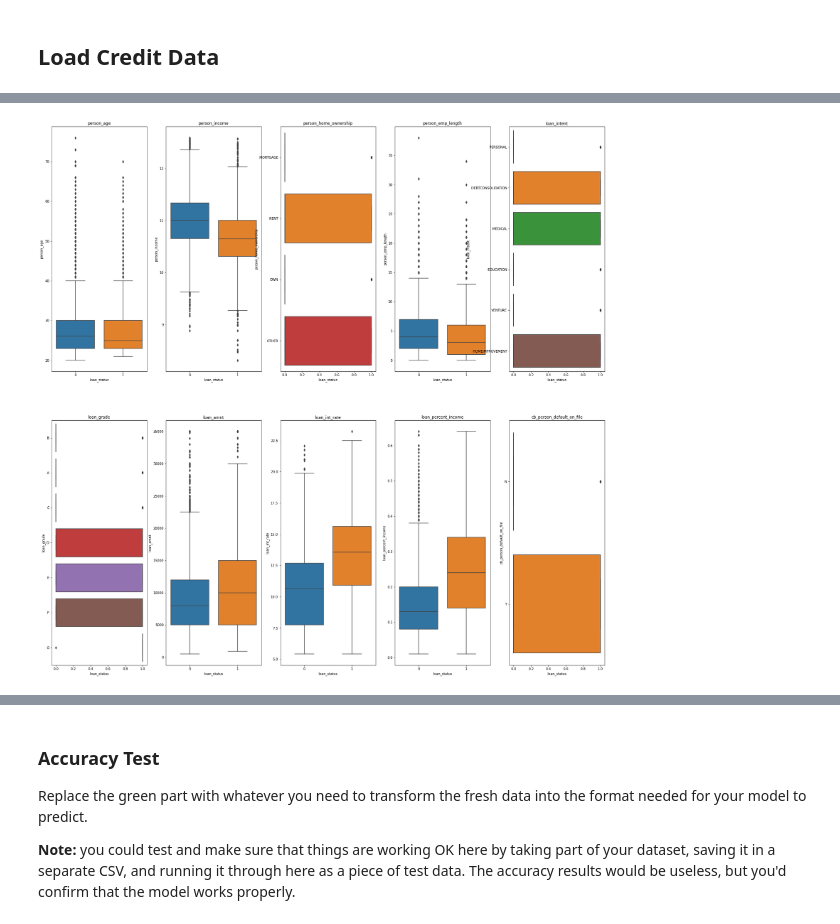
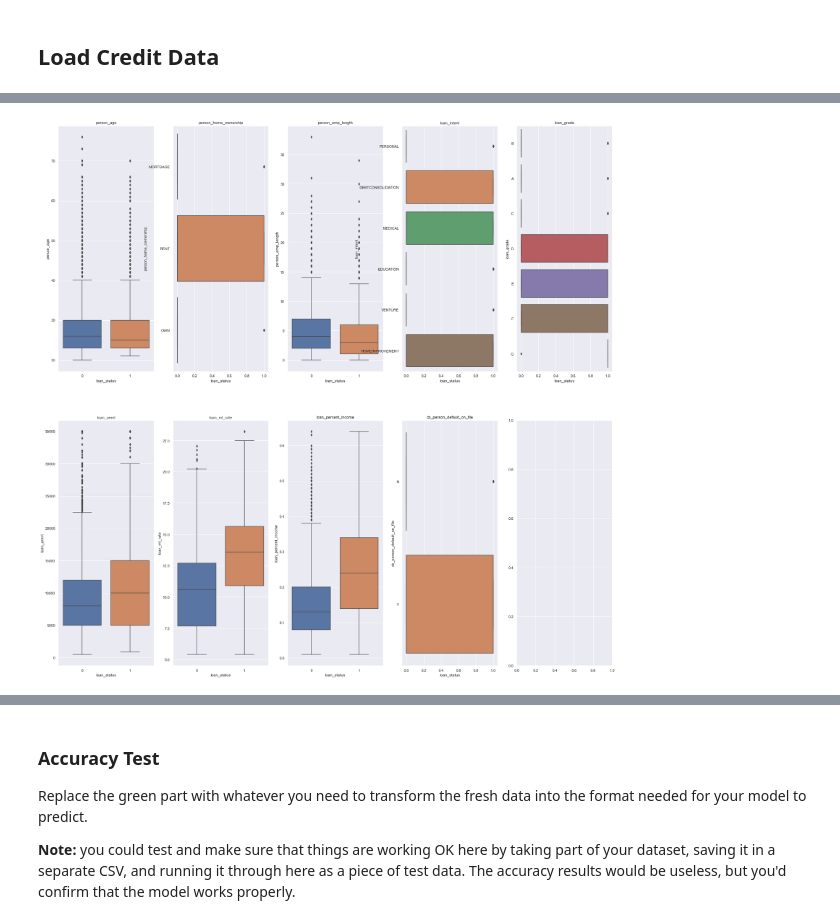
Before and after one commit to shaunmcgregor/BSIP_Assignment_4_Students, a Jupyter notebook: asn4_start.ipynb, the cells around one changed output, grey strips where cells are left out. Saved outputs shown, nothing was run; the diff lists cells and outputs as text; code cells hidden in the pictures.

```diff
--- a/asn4_start.ipynb
+++ b/asn4_start.ipynb
@@ -84,16 +95,16 @@ The grades will be broken down as follows:
 def PrepareData(dataFrame:pd.DataFrame):
     if type(dataFrame) != pd.DataFrame:
         raise RuntimeError("that is not a data frame")
-    #drop unnamed column
+    #drop columns
     dataFrame.drop(columns = {"Unnamed: 0", "cb_person_cred_hist_length"}, inplace = True)
     dataFrame = dataFrame[dataFrame["person_income"] < 300000]
     dataFrame = dataFrame[dataFrame["loan_percent_income"] < 0.65]
     dataFrame = dataFrame[dataFrame["person_emp_length"] < 50]
     dataFrame = dataFrame[~dataFrame["loan_int_rate"].isnull()]
+    dataFrame = dataFrame[dataFrame["person_age"] > 18]
     dataFrame = dataFrame[dataFrame["person_age"] < 80]
     dataFrame["person_income"] = np.log(dataFrame["person_income"])
     dataFrame = dataFrame[dataFrame["person_home_ownership"] != "OTHER"]
-    # dataFrame["person_home_ownership"] = pd.Series(dataFrame["person_home_ownership"]).cat.remove_unused_categories()
     dataFrame = pd.get_dummies(dataFrame, drop_first=True)
     return pd.DataFrame(dataFrame)
 # %%
@@ -138,20 +161,21 @@ df.dtypes
 # %%
 #Visualize differences
 feats = df.drop(columns={"loan_status"}).columns
 gCols = 5
 #gRows = math.ceil( (len(feats) - 1) /gCols )
 gRows = math.ceil( len(feats) /gCols )
 
 f, axes = plt.subplots(ncols=gCols, nrows=gRows, figsize=(30,30))
 i = 0
 q = 0
 for column in feats:
-    #sns.kdeplot(data=df, x=str(column), hue="Class", ax=axes[q][i])
-    sns.boxplot(x="loan_status", y=str(column), data=df, ax=axes[q][i])
-    axes[q][i].set_title(str(column))
-    i += 1
-    if i >= gCols:
-        i = 0
-        q += 1
+    if column != "person_income":
+        #sns.kdeplot(data=df, x=str(column), hue="Class", ax=axes[q][i])
+        sns.boxplot(x="loan_status", y=str(column), data=df, ax=axes[q][i])
+        axes[q][i].set_title(str(column))
+        i += 1
+        if i >= gCols:
+            i = 0
+            q += 1
 # %% [output]
-[figure, old version]
+[figure, new version]
```
Also changed, not shown: parts of 16 cells of this notebook.
